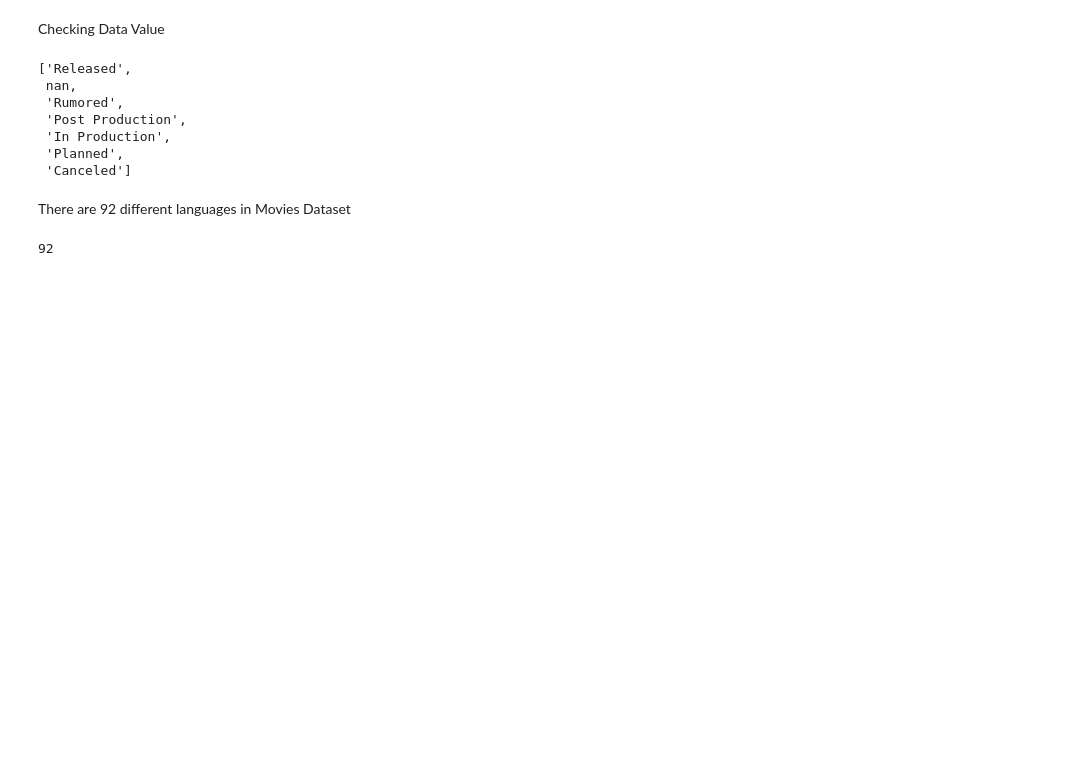
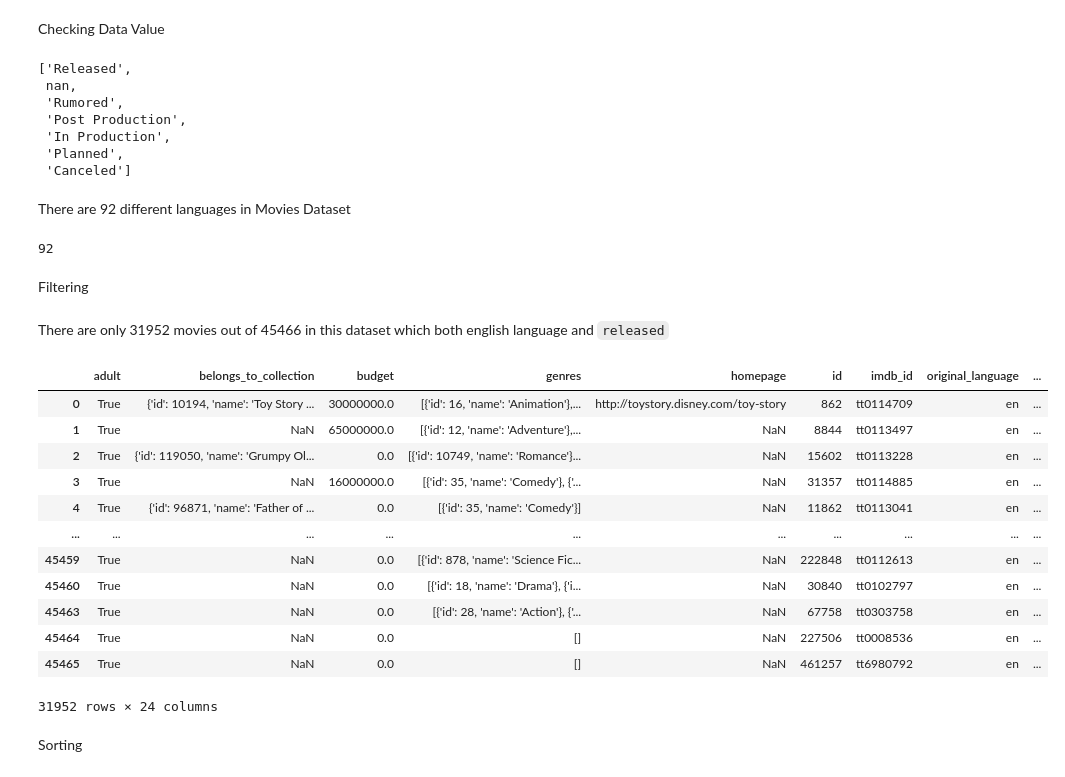
Before and after one commit to berubob/movie-analytics-ds, a Jupyter notebook: movie analytics.ipynb, the cells around one changed output. Saved outputs shown, nothing was run; the diff lists cells and outputs as text; code cells hidden in the pictures; blank space fills up the shorter version.

Commit message:
feat: Filtering Data

```diff
--- a/movie analytics.ipynb
+++ b/movie analytics.ipynb
@@ -280,3 +280,25 @@ There are 92 different languages in Movies Dataset
 movies_data["original_language"].nunique()
 # %% [output]
 92
+# %% [markdown]
+Filtering
+# %% [markdown]
+There are only 31952 movies out of 45466 in this dataset which both english language and ``released``
+# %%
+movies_data[(movies_data["original_language"] == "en") & (movies_data["status"] == "Released")]
+# %% [output]
+|  | adult | belongs_to_collection | budget | genres | homepage | id | imdb_id | original_language | ... |
+| 0 | True | {'id': 10194, 'name': 'Toy Story ... | 30000000.0 | [{'id': 16, 'name': 'Animation'},... | http://toystory.disney.com/toy-story | 862 | tt0114709 | en | ... |
+| 1 | True | NaN | 65000000.0 | [{'id': 12, 'name': 'Adventure'},... | NaN | 8844 | tt0113497 | en | ... |
+| 2 | True | {'id': 119050, 'name': 'Grumpy Ol... | 0.0 | [{'id': 10749, 'name': 'Romance'}... | NaN | 15602 | tt0113228 | en | ... |
+| 3 | True | NaN | 16000000.0 | [{'id': 35, 'name': 'Comedy'}, {'... | NaN | 31357 | tt0114885 | en | ... |
+| 4 | True | {'id': 96871, 'name': 'Father of ... | 0.0 | [{'id': 35, 'name': 'Comedy'}] | NaN | 11862 | tt0113041 | en | ... |
+| ... | ... | ... | ... | ... | ... | ... | ... | ... | ... |
+| 45459 | True | NaN | 0.0 | [{'id': 878, 'name': 'Science Fic... | NaN | 222848 | tt0112613 | en | ... |
+| 45460 | True | NaN | 0.0 | [{'id': 18, 'name': 'Drama'}, {'i... | NaN | 30840 | tt0102797 | en | ... |
+| 45463 | True | NaN | 0.0 | [{'id': 28, 'name': 'Action'}, {'... | NaN | 67758 | tt0303758 | en | ... |
+| 45464 | True | NaN | 0.0 | [] | NaN | 227506 | tt0008536 | en | ... |
+| 45465 | True | NaN | 0.0 | [] | NaN | 461257 | tt6980792 | en | ... |
+31952 rows × 24 columns
+# %% [markdown]
+Sorting
```
